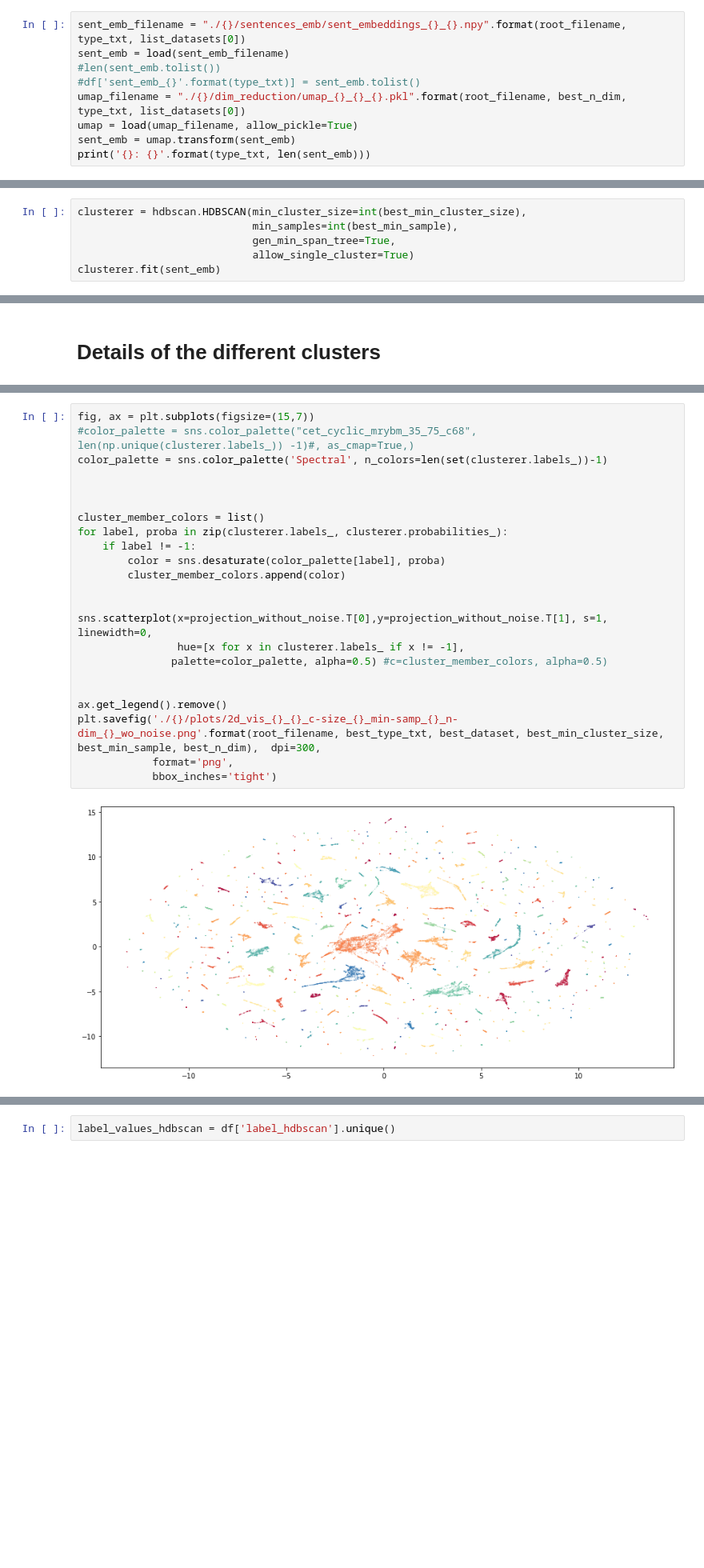
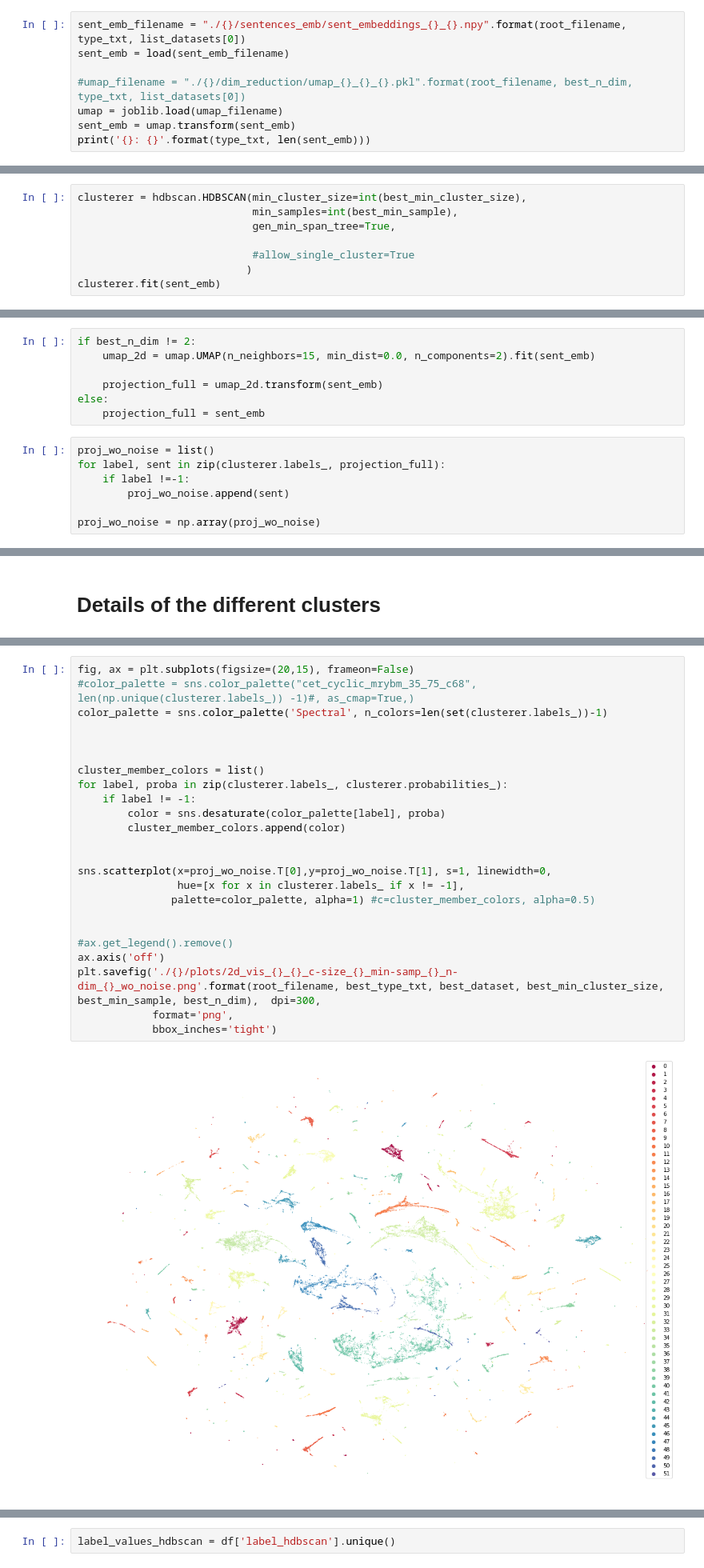
Before and after one commit to Oliph/covidTopics, a Jupyter notebook: clustering_analysis.ipynb, the cells around one changed output, grey strips where cells are left out. Shown at 80% size. Cells and saved outputs as stored; diff of their text form; blank space fills up the shorter version.

```diff
--- a/clustering_analysis.ipynb
+++ b/clustering_analysis.ipynb
@@ -210,10 +211,9 @@ best_n_dim = df_hdbscan.sort_values(by='validity_index_score', ascending=False).
 # %%
 sent_emb_filename = "./{}/sentences_emb/sent_embeddings_{}_{}.npy".format(root_filename, type_txt, list_datasets[0])
 sent_emb = load(sent_emb_filename)
-#len(sent_emb.tolist())
-#df['sent_emb_{}'.format(type_txt)] = sent_emb.tolist()
-umap_filename = "./{}/dim_reduction/umap_{}_{}_{}.pkl".format(root_filename, best_n_dim, type_txt, list_datasets[0])
-umap = load(umap_filename, allow_pickle=True)
+
+#umap_filename = "./{}/dim_reduction/umap_{}_{}_{}.pkl".format(root_filename, best_n_dim, type_txt, list_datasets[0])
+umap = joblib.load(umap_filename)
 sent_emb = umap.transform(sent_emb)
 print('{}: {}'.format(type_txt, len(sent_emb)))
 # %% [output]
@@ -226,6 +226,8 @@ assert df['include'].sum() == len(sent_emb)
 clusterer = hdbscan.HDBSCAN(min_cluster_size=int(best_min_cluster_size),
                             min_samples=int(best_min_sample),
                             gen_min_span_tree=True,
-                            allow_single_cluster=True)
+
+                            #allow_single_cluster=True
+                           )
 clusterer.fit(sent_emb)
 # %% [output]
@@ -412,3 +339,17 @@ plt.legend(ncol=2)
+# %%
+if best_n_dim != 2:
+    umap_2d = umap.UMAP(n_neighbors=15, min_dist=0.0, n_components=2).fit(sent_emb)
+
+    projection_full = umap_2d.transform(sent_emb)
+else:
+    projection_full = sent_emb
+# %%
+proj_wo_noise = list()
+for label, sent in zip(clusterer.labels_, projection_full):
+    if label !=-1:
+        proj_wo_noise.append(sent)
+
+proj_wo_noise = np.array(proj_wo_noise)
 # %% [markdown]
 # Sample only what to include for later analysis
 # %%
@@ -418,25 +410,26 @@ df = df[df['include'] == True]
 # %%
-fig, ax = plt.subplots(figsize=(15,7))
+fig, ax = plt.subplots(figsize=(20,15), frameon=False)
 #color_palette = sns.color_palette("cet_cyclic_mrybm_35_75_c68", len(np.unique(clusterer.labels_)) -1)#, as_cmap=True,)
 color_palette = sns.color_palette('Spectral', n_colors=len(set(clusterer.labels_))-1)
 
 
 
 cluster_member_colors = list()
 for label, proba in zip(clusterer.labels_, clusterer.probabilities_):
     if label != -1:
         color = sns.desaturate(color_palette[label], proba)
         cluster_member_colors.append(color)
 
 
-sns.scatterplot(x=projection_without_noise.T[0],y=projection_without_noise.T[1], s=1, linewidth=0,
+sns.scatterplot(x=proj_wo_noise.T[0],y=proj_wo_noise.T[1], s=1, linewidth=0,
                 hue=[x for x in clusterer.labels_ if x != -1],
-               palette=color_palette, alpha=0.5) #c=cluster_member_colors, alpha=0.5)
+               palette=color_palette, alpha=1) #c=cluster_member_colors, alpha=0.5)
 
 
-ax.get_legend().remove()
+#ax.get_legend().remove()
+ax.axis('off')
 plt.savefig('./{}/plots/2d_vis_{}_{}_c-size_{}_min-samp_{}_n-dim_{}_wo_noise.png'.format(root_filename, best_type_txt, best_dataset, best_min_cluster_size, best_min_sample, best_n_dim),  dpi=300,
             format='png',
             bbox_inches='tight')
 # %% [output]
-[figure, old version]
+[figure, new version]
```
Also changed, not shown: parts of 24 cells of this notebook, 16 other files.
